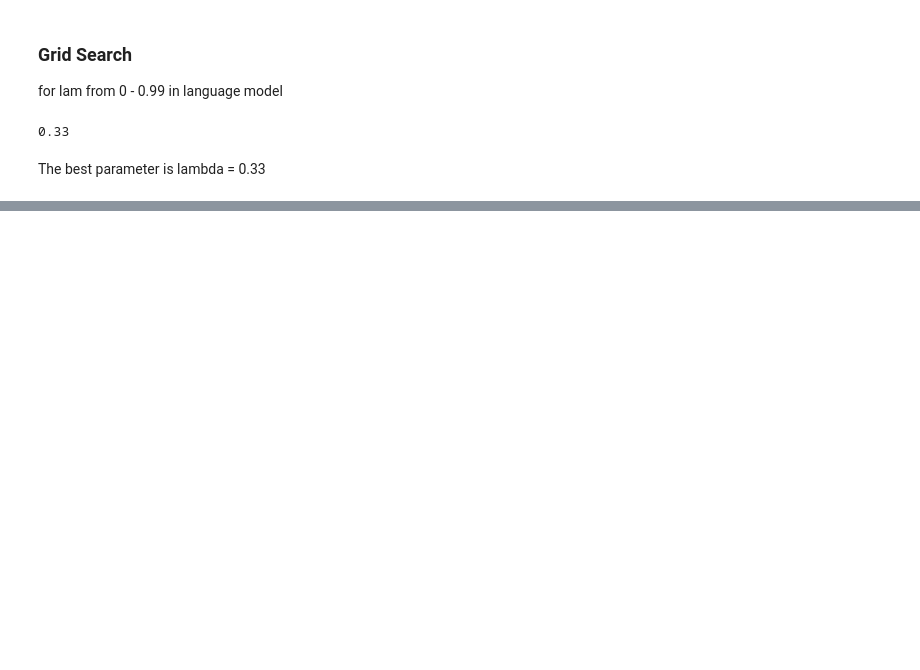
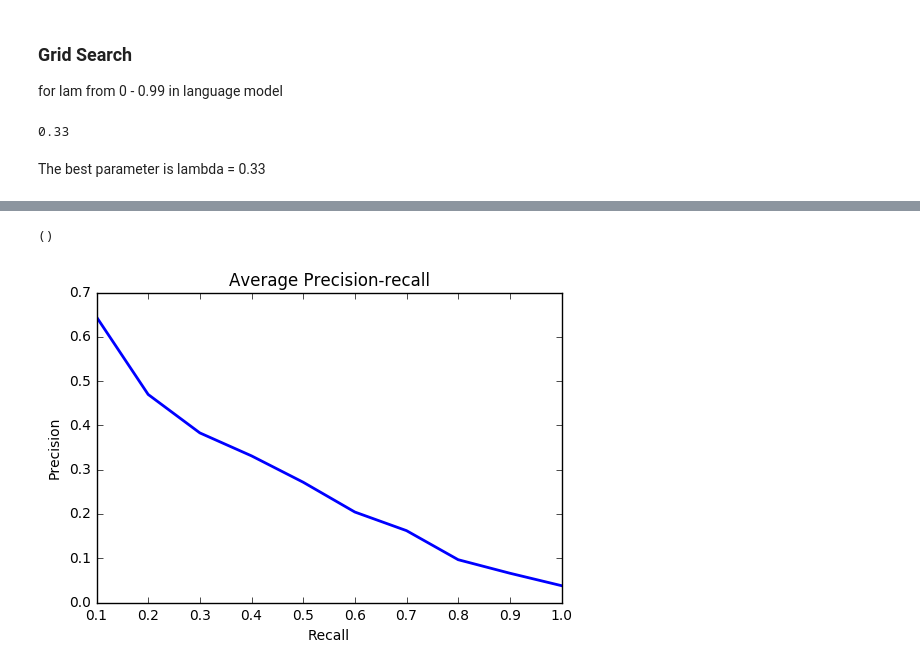
Before and after one commit to dexterju27/Information_Search, a Jupyter notebook: Report.ipynb, the cells around one changed output, grey strips where cells are left out. Saved outputs shown, nothing was run; the diff lists cells and outputs as text; code cells hidden in the pictures; blank space fills up the shorter version.

```diff
--- a/Report.ipynb
+++ b/Report.ipynb
@@ -203,0 +265,22 @@ TypeError: ufunc 'add' did not contain a loop with signature matching types dtyp
+# %%
+models = []
+models.append(Okapi(weighter2, 0.98 ,1.01))
+count = 0
+avg_o = np.zeros(10)
+for each in irlists:
+    each.list = each_model.getRanking(each.query.text)
+    scores = rater_test.eval(each)
+    if scores == None:
+        continue
+    avg_o += scores
+    count += 1
+avg_o = avg_o / count
+
+plt.plot(x, avg_o, linewidth=2.0)
+plt.xlabel("Recall")
+plt.ylabel("Precision")
+plt.title("Average Precision-recall")
+plt.show()
+# %% [output]
+()
+[figure, added]
```
Also changed, not shown: parts of 29 cells of this notebook, 7 other files.
